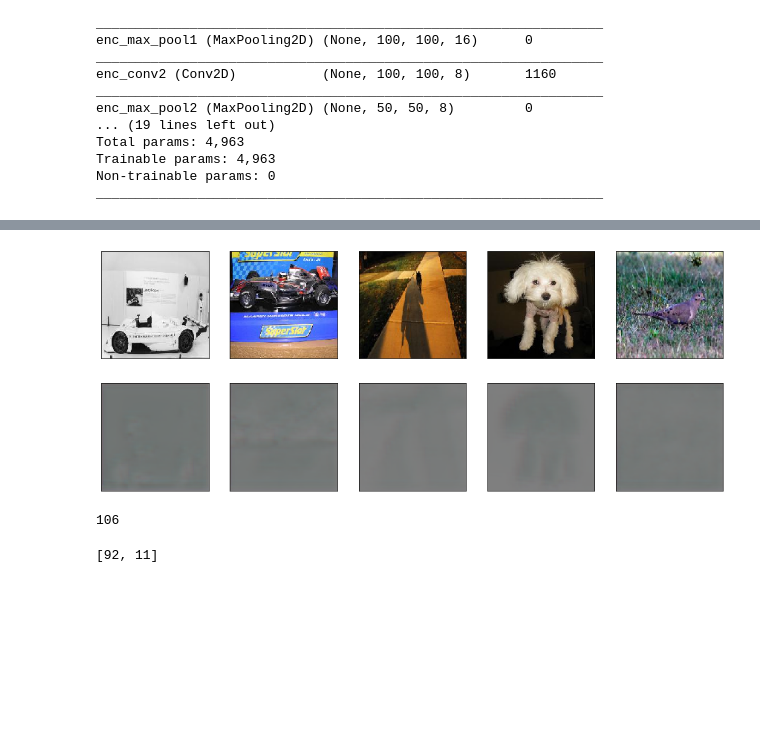
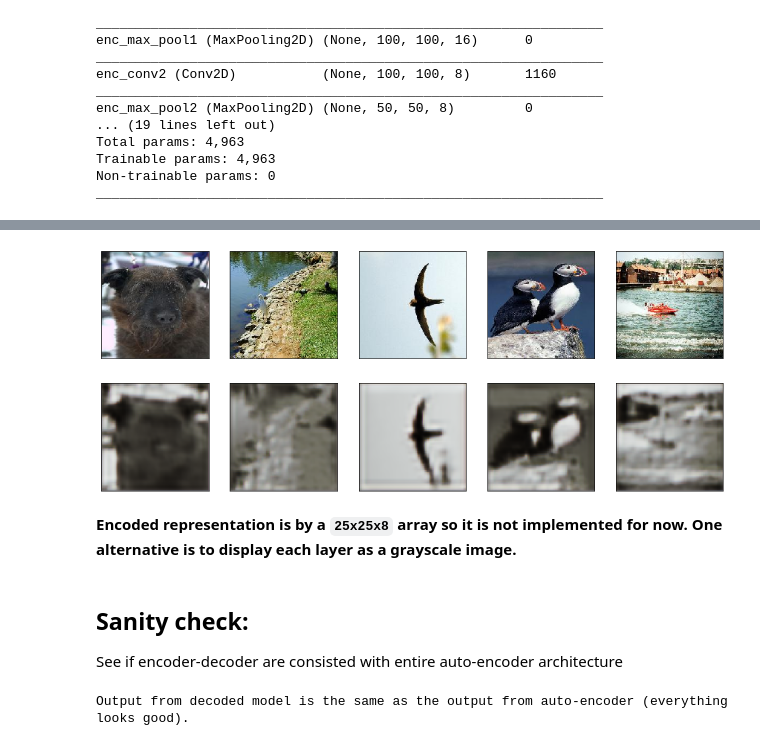
Before and after one commit to RushilDaya/DeepVision, a Jupyter notebook: models/01_Conv-Autoencoder.ipynb, the cells around one changed output, grey strips where cells are left out. Saved outputs shown, nothing was run; the diff lists cells and outputs as text; code cells hidden in the pictures; blank space fills up the shorter version.

Commit message:
model fully working - todo: encoding layer reconstruction and document functions

```diff
--- a/models/01_Conv-Autoencoder.ipynb
+++ b/models/01_Conv-Autoencoder.ipynb
@@ -157,10 +25,10 @@ def plot_encoding(encoded_imgs, data_dir, mode, idxs):
 # %%
 DATA_DIR = '../data'
-in_shape = get_input_shape(DATA_DIR, MODE)
+in_shape = get_input_shape(DATA_DIR, 'training')
 
 
 
-input_img = Input(shape=in_shape, name='input_layer')  # adapt this if using `channels_first` image data format
+input_img = Input(shape=in_shape, name='input_layer')
 
 x = Conv2D(16, (3, 3), activation='relu', padding='same', name='enc_conv1')(input_img)
 x = MaxPooling2D((2, 2), padding='same', name='enc_max_pool1')(x)
@@ -169,7 +37,7 @@ x = MaxPooling2D((2, 2), padding='same', name='enc_max_pool2')(x)
 x = Conv2D(8, (3, 3), activation='relu', padding='same', name='enc_conv3')(x)
 encoded = MaxPooling2D((2, 2), padding='same', name='enc_max_pool3')(x)
 
-# at this point the representation is (4, 4, 8) i.e. 128-dimensional
+# at this point the representation is (25, 25, 8) - see model summaries
 
 x = Conv2D(8, (3, 3), activation='relu', padding='same', name='dec_conv1')(encoded)
 x = UpSampling2D((2, 2), name='dec_up_samp1')(x)
@@ -178,3 +46,6 @@ x = UpSampling2D((2, 2), name='dec_up_samp2')(x)
 x = Conv2D(16, (3, 3), activation='relu', padding='same', name='dec_conv3')(x)
 x = UpSampling2D((2, 2), name='dec_up_samp3')(x)
 decoded = Conv2D(3, (3, 3), activation='sigmoid', padding='same', name='output_layer')(x)
+
+# Generate models
+autoencoder = Model(input_img, decoded)
@@ -229,7 +152,7 @@ BATCH_SIZE_VAL= 10
 NUM_SAMPLES_VAL = get_num_examples(DATA_DIR, 'validation')
 VALIDATION_STEPS=ceil(NUM_SAMPLES_VAL/BATCH_SIZE_VAL)
 
-EPOCHS = 1
+EPOCHS = 2
 
 early_stop = tf.keras.callbacks.EarlyStopping(monitor='val_loss', patience=10)
 history = autoencoder.fit_generator(generate_img_from_folder(DATA_DIR, 'training', BATCH_SIZE_TRAIN), shuffle=True,
@@ -251,16 +186,21 @@ STEPS_TEST = ceil(NUM_SAMPLES_TEST/BATCH_SIZE_TEST)
 
 decoded_imgs = autoencoder.predict_generator(generate_img_from_folder(DATA_DIR, 'test', BATCH_SIZE_TEST),steps=STEPS_TEST)
 # %%
-idxs = [randint(0, num_samples) for i in range(num_images)]
+num_images = 5
+idxs = [randint(0, NUM_SAMPLES_TEST) for i in range(num_images)]
 
 plot_reconstruction(decoded_imgs, DATA_DIR, 'test', idxs)
 # %% [output]
-[figure, old version]
+[figure, new version]
-# %%
-(decoded_imgs[0]*255).astype('uint8').min()
-# %% [output]
-106
-# %%
-plot_encoding(encoded_imgs, DATA_DIR, 'test', idxs)
-# %% [output]
-[92, 11]
+# %% [markdown]
+**Encoded representation is by a `25x25x8` array so it is not implemented for now. One alternative is to display each layer as a grayscale image.**
+# %% [markdown]
+## Sanity check:
+See if  encoder-decoder are consisted with entire auto-encoder architecture
+# %%
+encoded_imgs = encoder.predict_generator(generate_img_from_folder(DATA_DIR, 'test', BATCH_SIZE_TEST),steps=STEPS_TEST)
+decoded_imgs1 = decoder.predict(encoded_imgs)
+if np.all(decoded_imgs1 == decoded_imgs):
+    print("Output from decoded model is the same as the output from auto-encoder (everything looks good).")
+# %% [output]
+Output from decoded model is the same as the output from auto-encoder (everything looks good).
```
Also changed, not shown: parts of 19 cells of this notebook, 2 other files.
